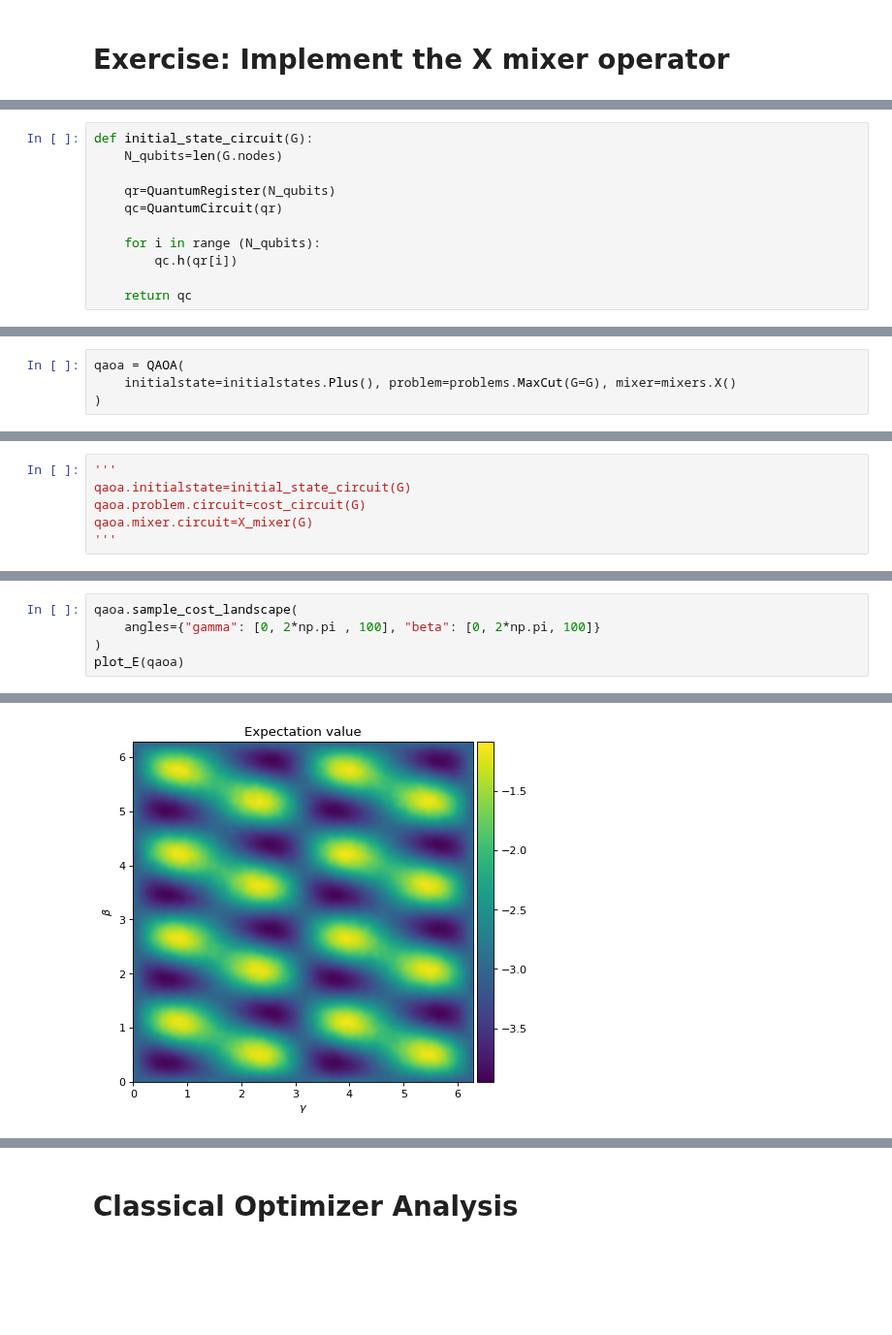
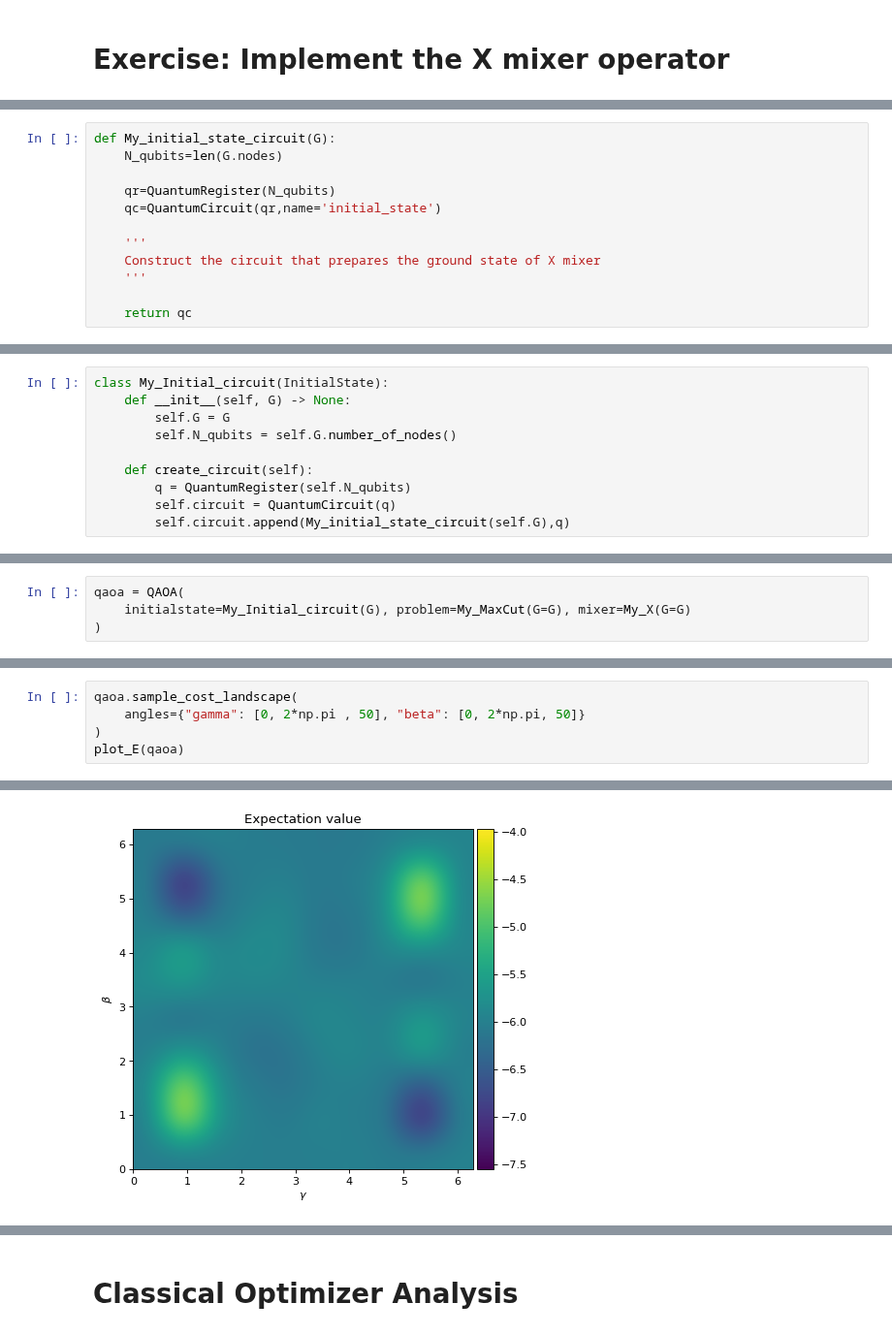
Before and after one commit to OpenQuantumComputing/QAOA, a Jupyter notebook: examples/MaxCut/Notebook_maxcut_Qas2023.ipynb, the cells around one changed output, grey strips where cells are left out. Shown at 97% size. Cells and saved outputs as stored; diff of their text form; blank space fills up the shorter version.

```diff
--- a/examples/MaxCut/Notebook_maxcut_Qas2023.ipynb
+++ b/examples/MaxCut/Notebook_maxcut_Qas2023.ipynb
@@ -154,11 +212,12 @@ transpile(X_mixer(G),basis_gates=['cx','rx','rz']).draw(output='mpl')
 # %%
-def initial_state_circuit(G):
+def My_initial_state_circuit(G):
     N_qubits=len(G.nodes)
 
     qr=QuantumRegister(N_qubits)
-    qc=QuantumCircuit(qr)
+    qc=QuantumCircuit(qr,name='initial_state')
 
-    for i in range (N_qubits):
-        qc.h(qr[i])
+    '''
+    Construct the circuit that prepares the ground state of X mixer
+    '''
 
     return qc
@@ -169 +234,11 @@ transpile(initial_state_circuit(G),basis_gates=['h','cx','rz','rx']).draw(output
+# %%
+class My_Initial_circuit(InitialState):
+    def __init__(self, G) -> None:
+        self.G = G
+        self.N_qubits = self.G.number_of_nodes()
+
+    def create_circuit(self):
+        q = QuantumRegister(self.N_qubits)
+        self.circuit = QuantumCircuit(q)
+        self.circuit.append(My_initial_state_circuit(self.G),q)
 # %% [markdown]
@@ -171,6 +246,6 @@ One we have defined the building blocks of our QAOA ansatz we can define an inst
 # %%
 qaoa = QAOA(
-    initialstate=initialstates.Plus(), problem=problems.MaxCut(G=G), mixer=mixers.X()
+    initialstate=My_Initial_circuit(G), problem=My_MaxCut(G=G), mixer=My_X(G=G)
 )
 # %%
 qaoa.createParameterizedCircuit(1)
@@ -180,6 +254,0 @@ qaoa.parameterized_circuit.draw(output="mpl")
-# %%
-'''
-qaoa.initialstate=initial_state_circuit(G)
-qaoa.problem.circuit=cost_circuit(G)
-qaoa.mixer.circuit=X_mixer(G)
-'''
@@ -193,7 +286,7 @@ In the following cell we are going to plot the heatmap related to:
 $\bra{\gamma,\beta}H\ket{\gamma,\beta}$, $\gamma,\beta\in[0,2\pi]$
 # %%
 qaoa.sample_cost_landscape(
-    angles={"gamma": [0, 2*np.pi , 100], "beta": [0, 2*np.pi, 100]}
+    angles={"gamma": [0, 2*np.pi , 50], "beta": [0, 2*np.pi, 50]}
 )
 plot_E(qaoa)
 # %% [output]
@@ -207,2 +300,2 @@ plot_E(qaoa)
-[figure, old version]
+[figure, new version]
 # %% [markdown]
```
Also changed, not shown: parts of 57 cells of this notebook.
